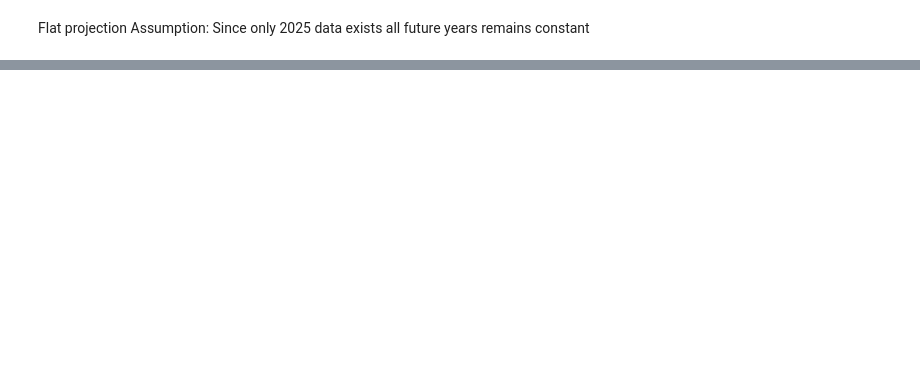
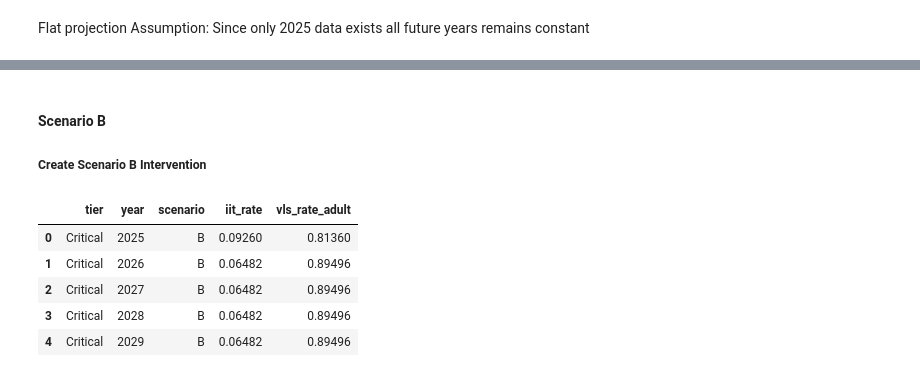
Before and after one commit to Daniellamuli/Phase-5-HIV-Care-Gap-AI, a Jupyter notebook: notebooks/07_model_3_projection.ipynb, the cells around one changed output, grey strips where cells are left out. Drawn from its saved outputs; the diff is of its cells as text; code cells hidden in the pictures; blank space fills up the shorter version.

```diff
--- a/notebooks/07_model_3_projection.ipynb
+++ b/notebooks/07_model_3_projection.ipynb
@@ -158,0 +348,61 @@ plt.show()
+# %% [markdown]
+#### Scenario B
+##### Create Scenario B Intervention
+# %%
+scenario_b_rows = []
+
+for _, row in tier_rates.iterrows():
+
+    for year in range(
+        2025,
+        FORECAST_YEAR_END + 1
+    ):
+
+        iit_rate = row["iit_rate"]
+
+        if (
+            year >= BRIDGED_START_YEAR
+            and row["tier"] in BRIDGED_TIERS
+        ):
+
+            iit_rate = (
+                iit_rate *
+                (1 - IIT_REDUCTION_RATE)
+            )
+
+        vls_rate = row["vls_rate_adult"]
+
+        if (
+            year >= BRIDGED_START_YEAR
+            and row["tier"] in BRIDGED_TIERS
+        ):
+
+            vls_rate = min(
+                vls_rate * 1.10,
+                1.0
+            )
+
+        scenario_b_rows.append({
+
+            "tier": row["tier"],
+            "year": year,
+            "scenario": "B",
+
+            "iit_rate": iit_rate,
+
+            "vls_rate_adult":
+                vls_rate
+        })
+
+scenario_b_df = pd.DataFrame(
+    scenario_b_rows
+)
+
+scenario_b_df.head()
+# %% [output]
+|  | tier | year | scenario | iit_rate | vls_rate_adult |
+| 0 | Critical | 2025 | B | 0.09260 | 0.81360 |
+| 1 | Critical | 2026 | B | 0.06482 | 0.89496 |
+| 2 | Critical | 2027 | B | 0.06482 | 0.89496 |
+| 3 | Critical | 2028 | B | 0.06482 | 0.89496 |
+| 4 | Critical | 2029 | B | 0.06482 | 0.89496 |
```
Also changed, not shown: parts of 33 cells of this notebook, 6 other files.
